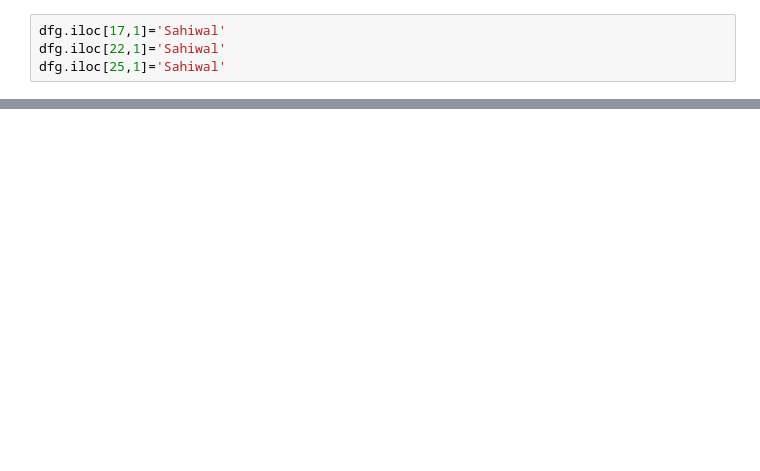
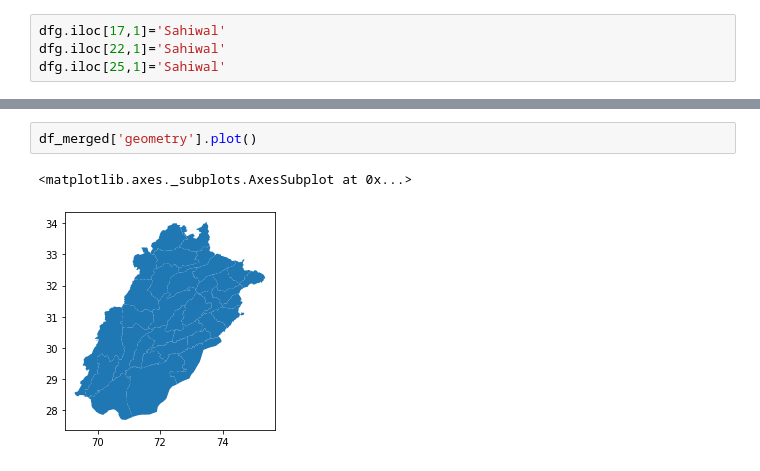
Before and after one commit to ahsan566/Rescue1122, a Jupyter notebook: data.ipynb, the cells around one changed output, grey strips where cells are left out. Drawn from its saved outputs; the diff is of its cells as text; blank space fills up the shorter version.

```diff
--- a/data.ipynb
+++ b/data.ipynb
@@ -299,0 +286,5 @@ for division in li:
+# %%
+df_merged['geometry'].plot()
+# %% [output]
+<matplotlib.axes._subplots.AxesSubplot at 0x...>
+[figure, added]
```
Also changed, not shown: parts of 22 cells of this notebook, 5 other files.
